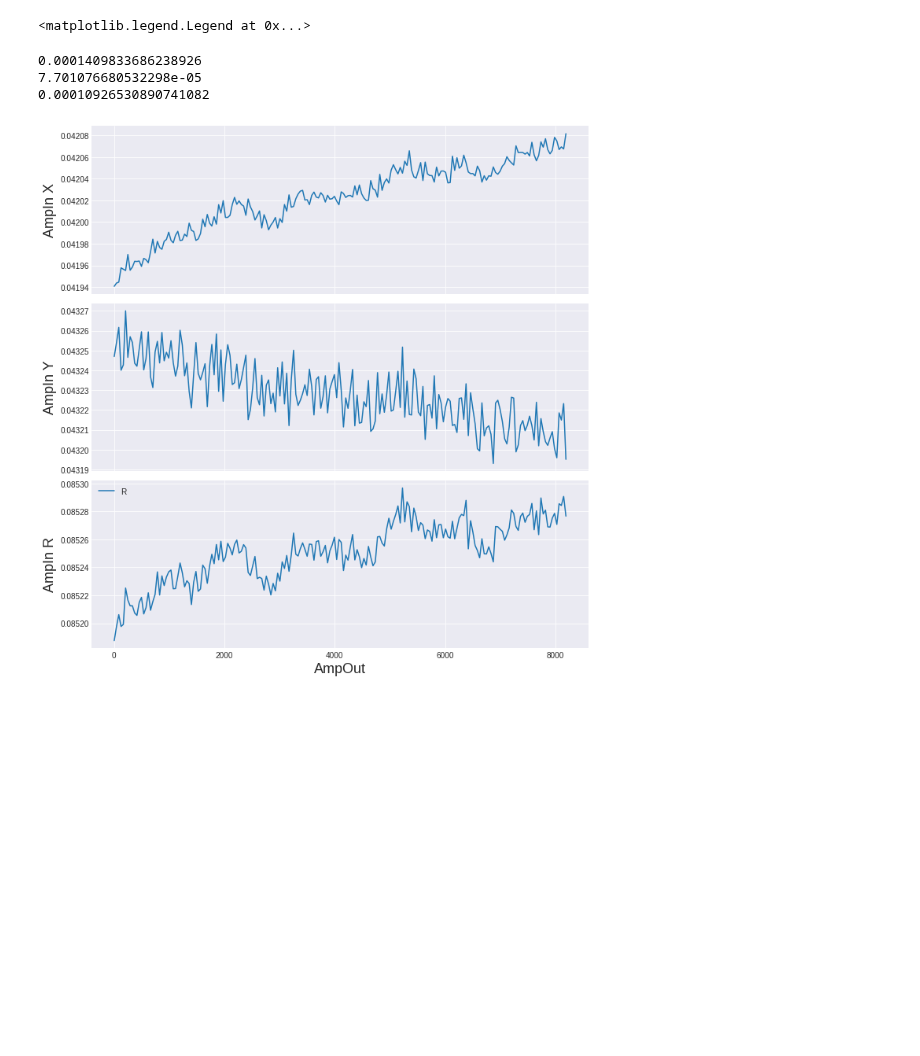
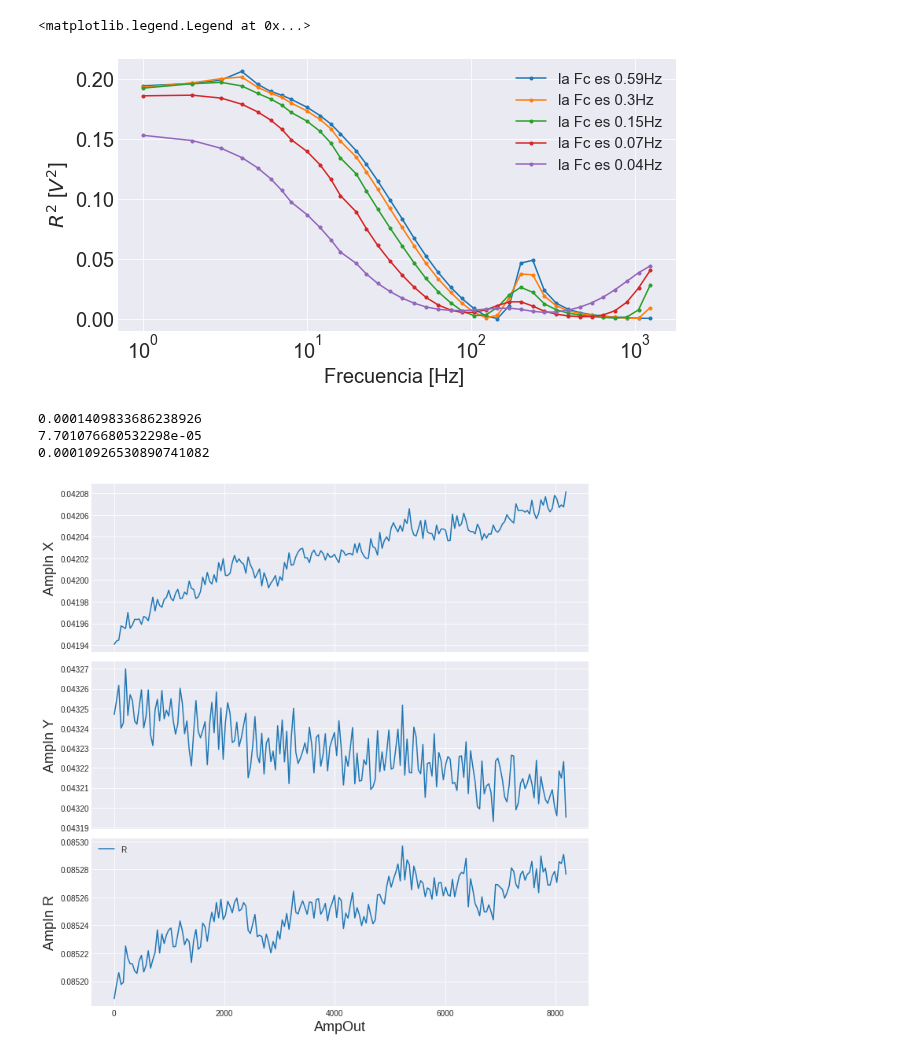
Before and after one commit to LunaKadysz/Laboratorio-4, a Jupyter notebook: Practica6/Untitled.ipynb, the cells around one changed output. Saved outputs shown, nothing was run; the diff lists cells and outputs as text; code cells hidden in the pictures; blank space fills up the shorter version.

```diff
--- a/Practica6/Untitled.ipynb
+++ b/Practica6/Untitled.ipynb
@@ -51,13 +51,17 @@ dict_keys(['3', '9', '6', '7', '4', '5', '2', '8', '0', '1'])
 # %%
-%matplotlib qt
+%matplotlib inline
 plt.figure(figsize=(10,5))
 for i in range(5):
-    plt.semilogx(f,X[5+i]**2+Y[5+i]**2,'.-',label=f'la Fc es {25+i}')
-plt.xlabel('Frecuencias')
-plt.ylabel('R**2')
-plt.legend()
+    plt.semilogx(f,X[5+i]**2+Y[5+i]**2,'.-',label=f'la Fc es {np.round(fc(25+i),2)}Hz')
+
+plt.ylabel(r'$R^2$ [$V^2$]',fontsize=20)
+plt.xlabel(r'Frecuencia [Hz] ',fontsize=20)
+plt.tick_params(axis="x", labelsize=20)
+plt.tick_params(axis="y", labelsize=20)
+plt.legend(fontsize=15)
 # %% [output]
 <matplotlib.legend.Legend at 0x...>
+[figure, added]
 # %%
 %matplotlib inline
 fig,(ax1,ax2,ax3)=plt.subplots(3,1,figsize=(10,10),sharex=True)
```
Also changed, not shown: parts of 10 cells of this notebook, 1 other file.
